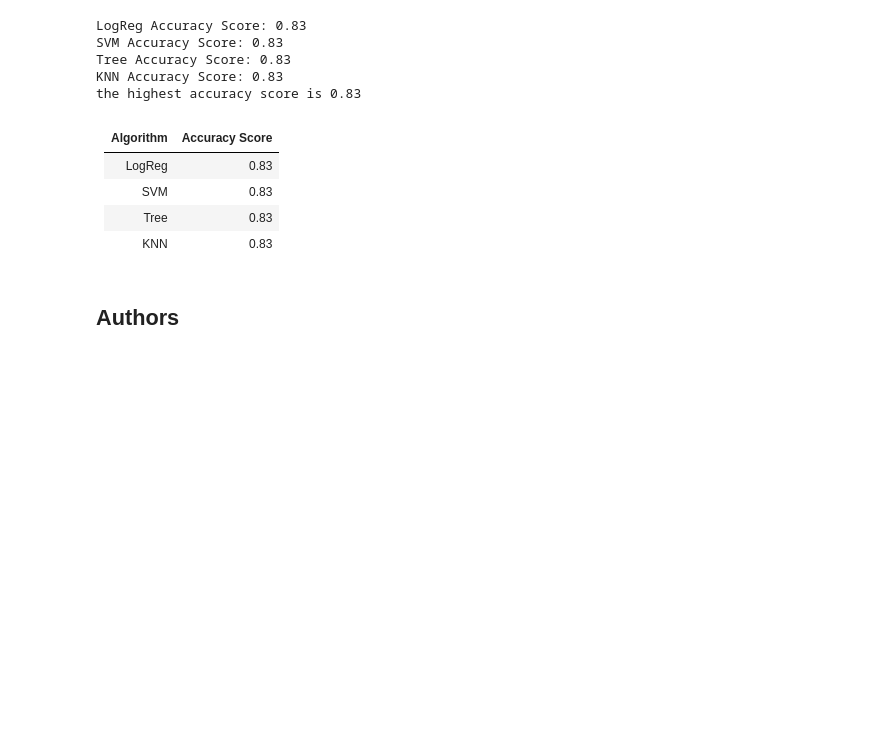
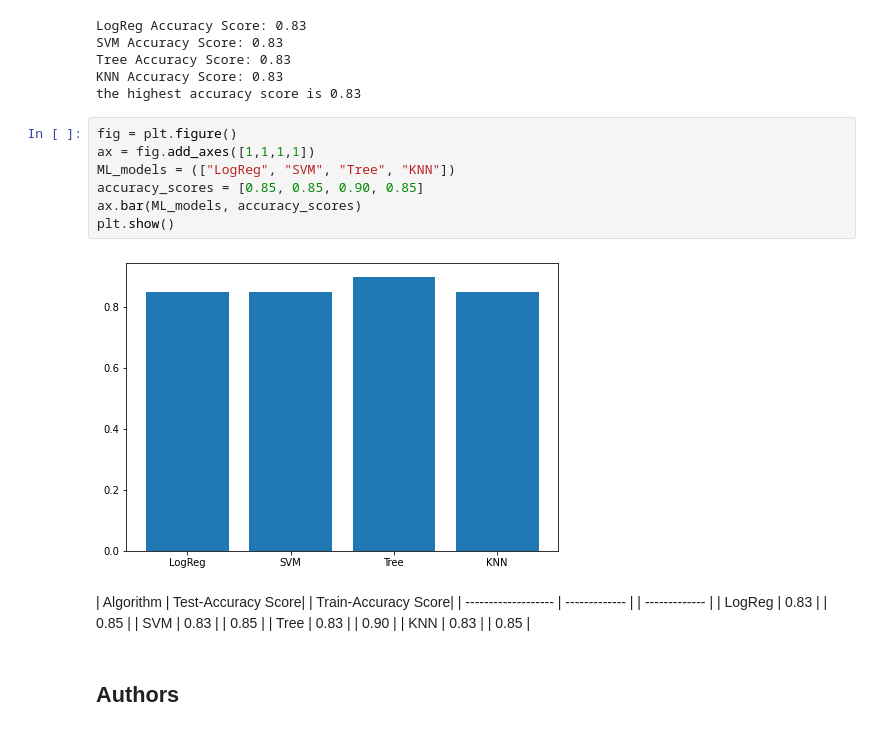
Before and after one commit to johannes-jaeger/Data-Science---Capstone, a Jupyter notebook: Machine Learning Prediction.ipynb, the cells around one changed output. Cells and saved outputs as stored; diff of their text form; blank space fills up the shorter version.

```diff
--- a/Machine Learning Prediction.ipynb
+++ b/Machine Learning Prediction.ipynb
@@ -355,13 +355,22 @@ SVM Accuracy Score: 0.83
 Tree Accuracy Score: 0.83
 KNN Accuracy Score: 0.83
 the highest accuracy score is 0.83
+# %%
+fig = plt.figure()
+ax = fig.add_axes([1,1,1,1])
+ML_models = (["LogReg", "SVM", "Tree", "KNN"])
+accuracy_scores = [0.85, 0.85, 0.90, 0.85]
+ax.bar(ML_models, accuracy_scores)
+plt.show()
+# %% [output]
+[figure, added]
 # %% [markdown]
-| Algorithm           | Accuracy Score|
-| ------------------- | ------------- |
-| LogReg              | 0.83          |
-| SVM                 | 0.83          |
-| Tree                | 0.83          |
-| KNN                 | 0.83          |
+| Algorithm           | Test-Accuracy Score| | Train-Accuracy Score|
+| ------------------- | ------------- | | ------------- |
+| LogReg              | 0.83          | | 0.85          |
+| SVM                 | 0.83          | | 0.85          |
+| Tree                | 0.83          | | 0.90          |
+| KNN                 | 0.83          | | 0.85          |
 # %% [markdown]
 ## Authors
 # %% [markdown]
```
Also changed, not shown: parts of 1 cell of this notebook.
